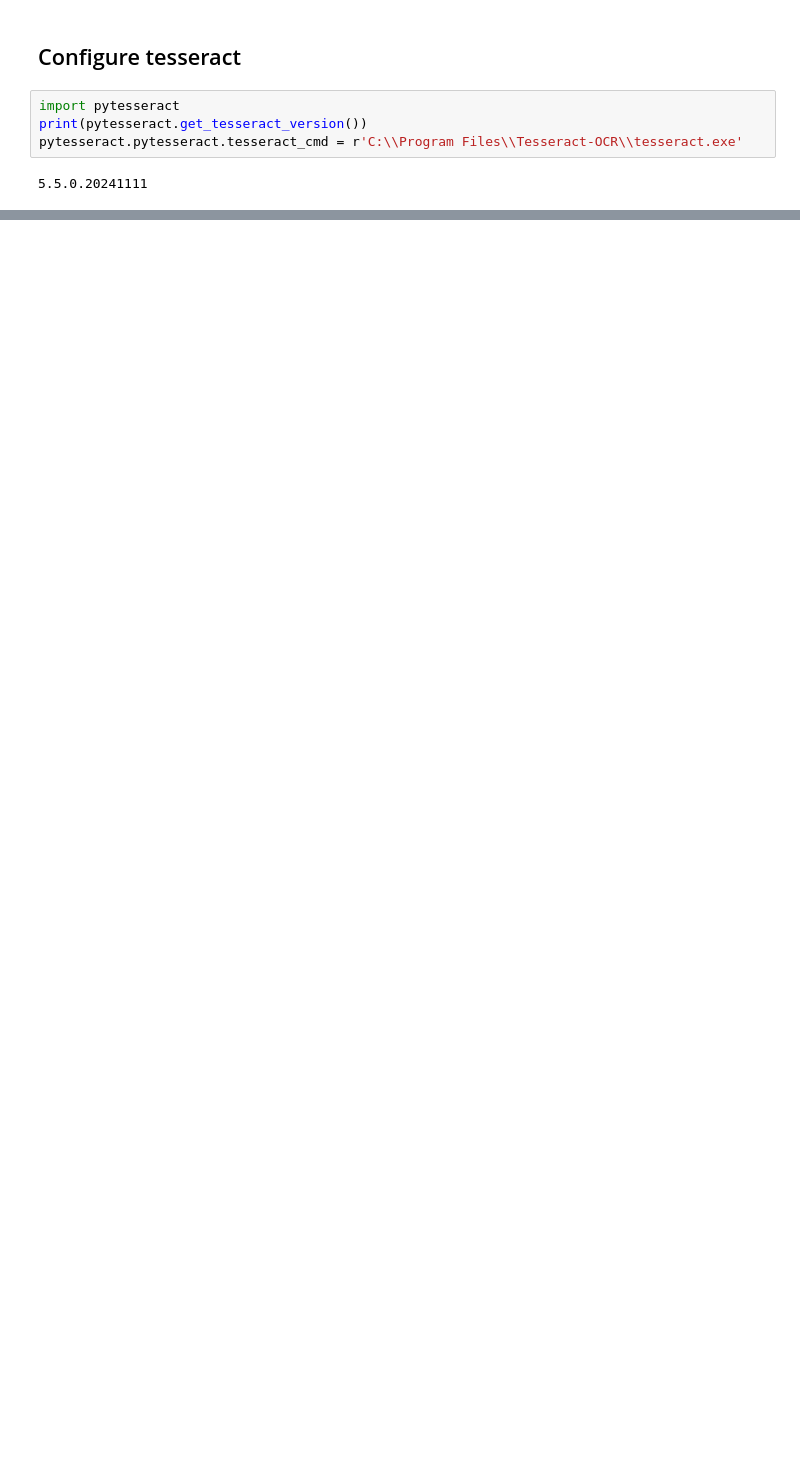
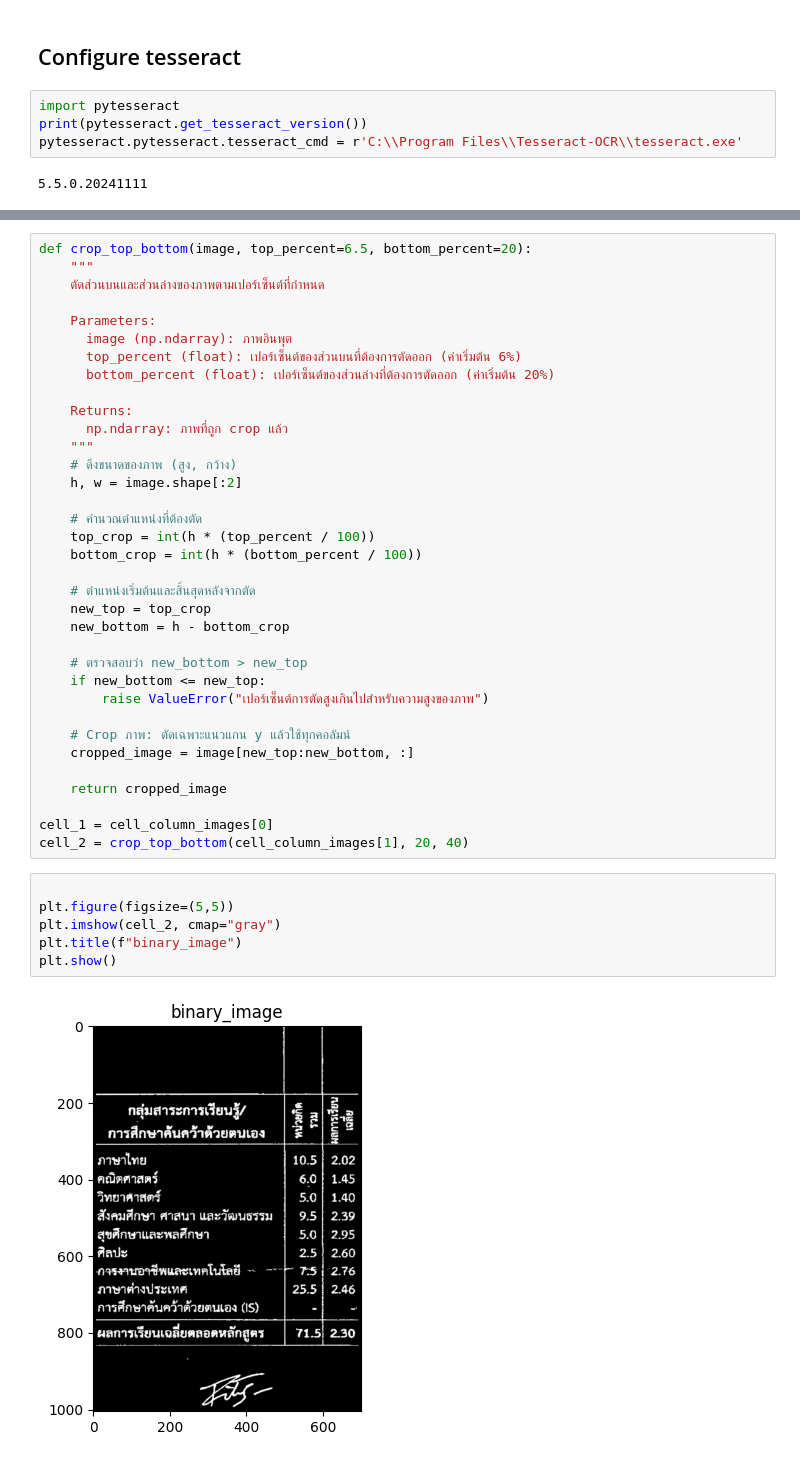
Before and after one commit to kunimpan/ocr-engine-python, a Jupyter notebook: scripts/ocr_transcripts_V6_HS_TSR.ipynb, the cells around one changed output, grey strips where cells are left out. Cells and saved outputs as stored; diff of their text form; blank space fills up the shorter version.

```diff
--- a/scripts/ocr_transcripts_V6_HS_TSR.ipynb
+++ b/scripts/ocr_transcripts_V6_HS_TSR.ipynb
@@ -257,0 +1320,43 @@ True
+# %%
+def crop_top_bottom(image, top_percent=6.5, bottom_percent=20):
+    """
+    ตัดส่วนบนและส่วนล่างของภาพตามเปอร์เซ็นต์ที่กำหนด
+
+    Parameters:
+      image (np.ndarray): ภาพอินพุต
+      top_percent (float): เปอร์เซ็นต์ของส่วนบนที่ต้องการตัดออก (ค่าเริ่มต้น 6%)
+      bottom_percent (float): เปอร์เซ็นต์ของส่วนล่างที่ต้องการตัดออก (ค่าเริ่มต้น 20%)
+
+    Returns:
+      np.ndarray: ภาพที่ถูก crop แล้ว
+    """
+    # ดึงขนาดของภาพ (สูง, กว้าง)
+    h, w = image.shape[:2]
+
+    # คำนวณตำแหน่งที่ต้องตัด
+    top_crop = int(h * (top_percent / 100))
+    bottom_crop = int(h * (bottom_percent / 100))
+
+    # ตำแหน่งเริ่มต้นและสิ้นสุดหลังจากตัด
+    new_top = top_crop
+    new_bottom = h - bottom_crop
+
+    # ตรวจสอบว่า new_bottom > new_top
+    if new_bottom <= new_top:
+        raise ValueError("เปอร์เซ็นต์การตัดสูงเกินไปสำหรับความสูงของภาพ")
+
+    # Crop ภาพ: ตัดเฉพาะแนวแกน y แล้วใช้ทุกคอลัมน์
+    cropped_image = image[new_top:new_bottom, :]
+
+    return cropped_image
+
+cell_1 = cell_column_images[0]
+cell_2 = crop_top_bottom(cell_column_images[1], 20, 40)
+# %%
+
+plt.figure(figsize=(5,5))
+plt.imshow(cell_2, cmap="gray")
+plt.title(f"binary_image")
+plt.show()
+# %% [output]
+[figure, added]
```
Also changed, not shown: parts of 43 cells of this notebook, 1 other file.
